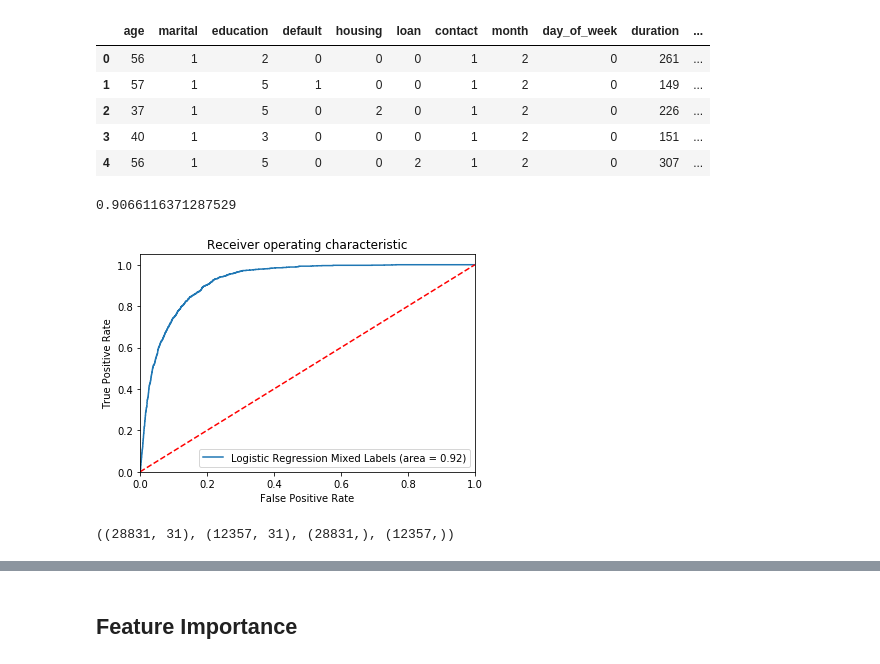
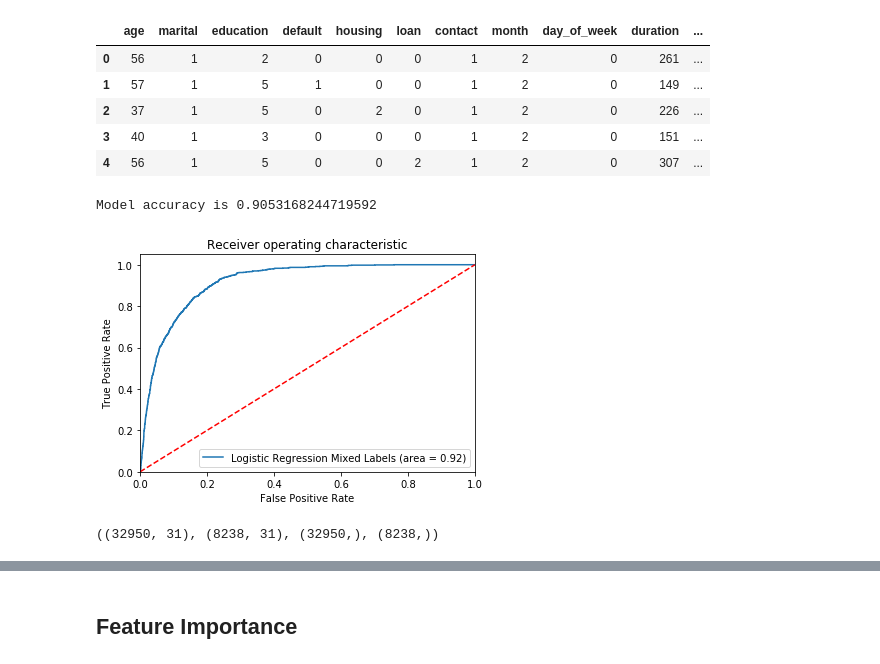
Before and after one commit to finnqiao/bank-logistic, a Jupyter notebook: bank-logistic-v1.ipynb, the cells around one changed output, grey strips where cells are left out. Saved outputs shown, nothing was run; the diff lists cells and outputs as text; code cells hidden in the pictures.

```diff
--- a/bank-logistic-v1.ipynb
+++ b/bank-logistic-v1.ipynb
@@ -289,37 +291,38 @@ label_df_2.head()
 | 3 | 40 | 1 | 3 | 0 | 0 | 0 | 1 | 2 | 0 | 151 | ... |
 | 4 | 56 | 1 | 5 | 0 | 0 | 2 | 1 | 2 | 0 | 307 | ... |
 # %%
-X_train, X_test, y_train, y_test = train_test_split(label_df_2, y, test_size = 0.3, random_state = 10)
+X_train, X_test, y_train, y_test = train_test_split(label_df_2, y, test_size = 0.2, random_state = 10)
 X_train.shape, X_test.shape, y_train.shape, y_test.shape
 
 clf = LogisticRegression()
 model_mix = clf.fit(X_train, y_train)
 # y_pred = model_norm.predict(X_test)
-print(model_mix.score(X_test, y_test))
+print("Model accuracy is", model_mix.score(X_test, y_test))
 
 # logit_roc_auc = roc_auc_score(y_test, model_norm.predict(X_test))
 # fpr, tpr, thresholds = roc_curve(y_test, model_norm.predict_proba(X_test)[:,1])
 
+classes = model_mix.predict(X_test)
 probs = model_mix.predict_proba(X_test)
 preds = probs[:,1]
 mixfpr, mixtpr, mixthreshold = metrics.roc_curve(y_test, preds)
 mix_roc_auc = metrics.auc(mixfpr, mixtpr)
 
 plt.figure()
 plt.plot(mixfpr, mixtpr, label='Logistic Regression Mixed Labels (area = %0.2f)' % mix_roc_auc)
 plt.plot([0, 1], [0, 1],'r--')
 plt.xlim([0.0, 1.0])
 plt.ylim([0.0, 1.05])
 plt.xlabel('False Positive Rate')
 plt.ylabel('True Positive Rate')
 plt.title('Receiver operating characteristic')
 plt.legend(loc="lower right")
 plt.savefig('Log_ROC')
 plt.show()
 # %% [output]
-0.9066116371287529
+Model accuracy is 0.9053168244719592
-[figure, old version]
+[figure, new version]
 # %%
 X_train.shape, X_test.shape, y_train.shape, y_test.shape
 # %% [output]
-((28831, 31), (12357, 31), (28831,), (12357,))
+((32950, 31), (8238, 31), (32950,), (8238,))
```
Also changed, not shown: parts of 30 cells of this notebook, 3 other files.
